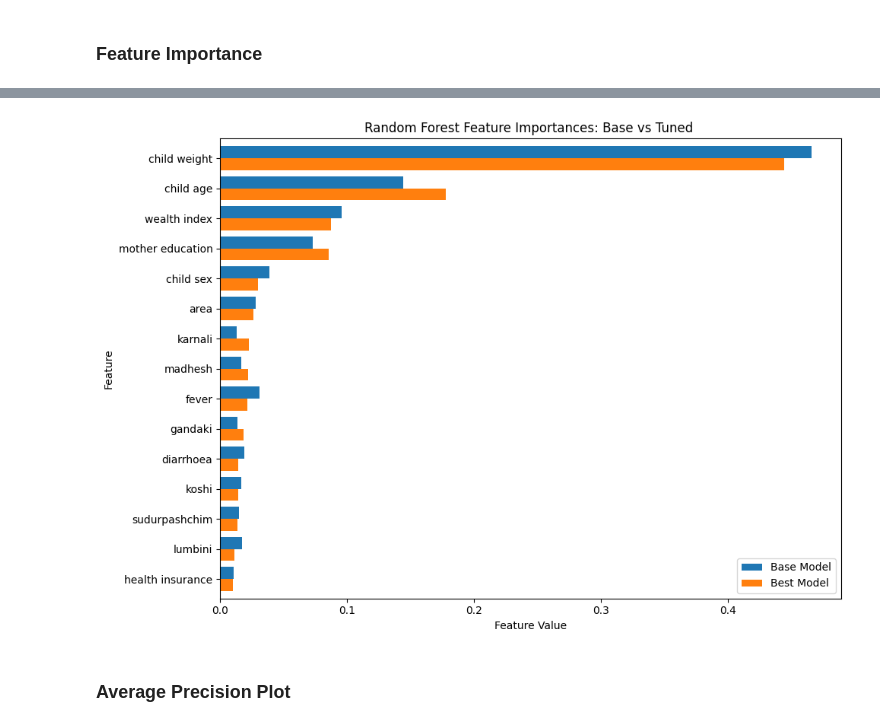
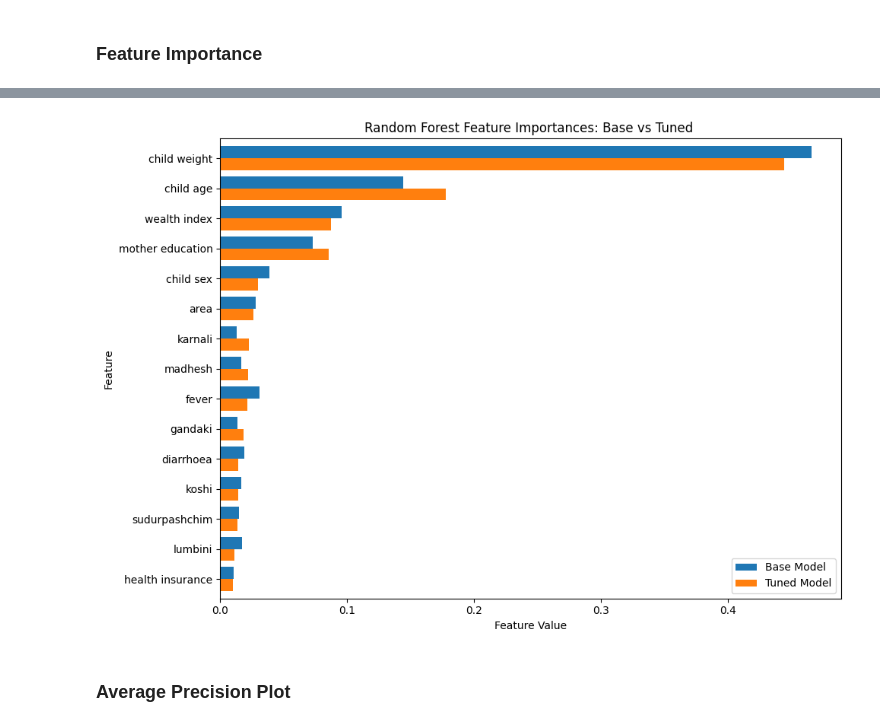
Before and after one commit to deepakbastola/malnutrition, a Jupyter notebook: models/rforest.ipynb, the cells around one changed output, grey strips where cells are left out. Saved outputs shown, nothing was run; the diff lists cells and outputs as text; code cells hidden in the pictures.

```diff
--- a/models/rforest.ipynb
+++ b/models/rforest.ipynb
@@ -197,8 +197,8 @@ importances_tuned = rf_tuned_model.feature_importances_
 importance_df = pd.DataFrame({
     'Feature': feature_names,
     'Base Model': importances_base,
-    'Best Model': importances_tuned
-}).sort_values(by='Best Model', ascending=False)
+    'Tuned Model': importances_tuned
+}).sort_values(by='Tuned Model', ascending=False)
 
 print(importance_df)
 
@@ -233,4 +233,4 @@ plt.show()
-[figure, old version]
+[figure, new version]
 # %% [markdown]
 ### Average Precision Plot
 # %%
```
Also changed, not shown: parts of 1 cell of this notebook, 1 other file.
